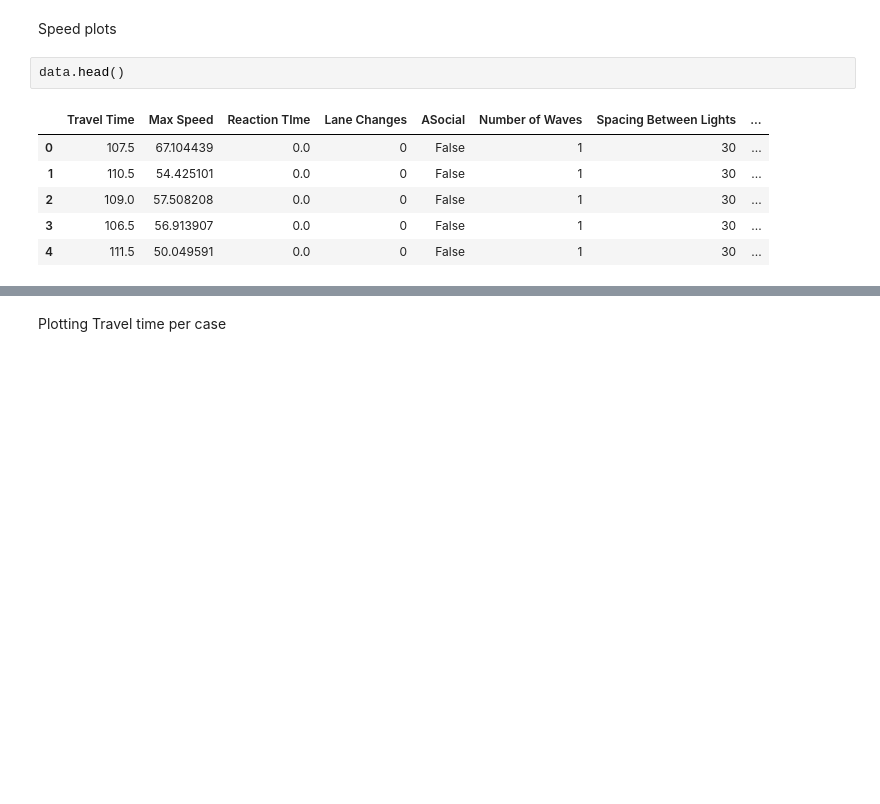
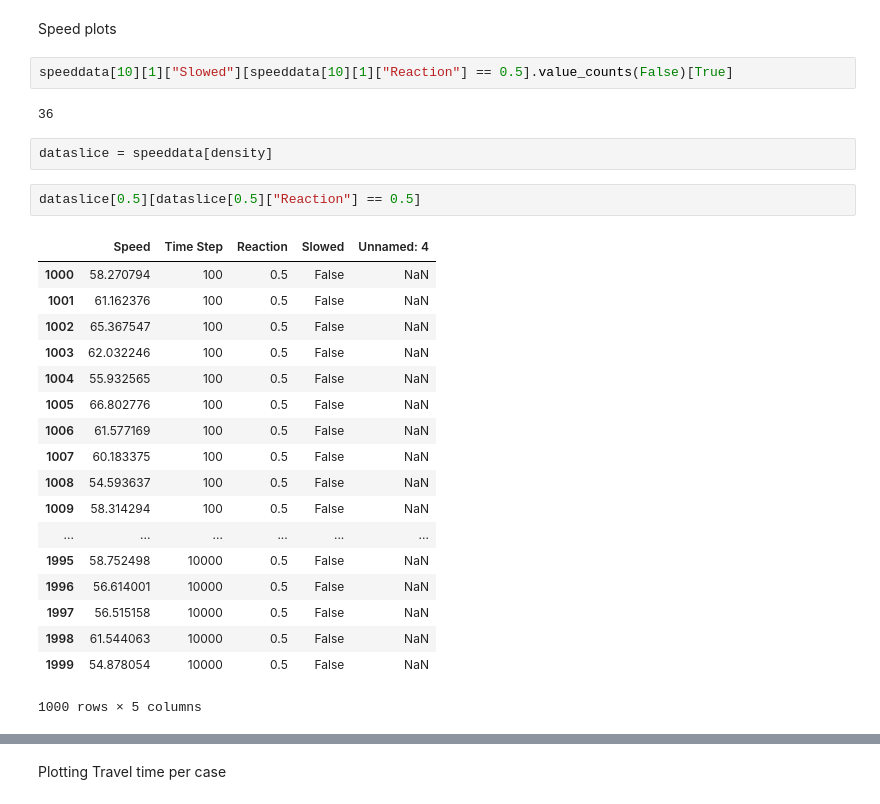
Before and after one commit to asuratos/artisoc-traffic-model2018, a Jupyter notebook: data/2018.11.14/Plotting.ipynb, the cells around one changed output, grey strips where cells are left out. Saved outputs shown, nothing was run; the diff lists cells and outputs as text; blank space fills up the shorter version.

```diff
--- a/data/2018.11.14/Plotting.ipynb
+++ b/data/2018.11.14/Plotting.ipynb
@@ -46,12 +58,30 @@ speeddata = pd.concat(temp, ignore_index = True)
 #        data[density][asocialness] = pd.read_csv('output_%sasocial%s, 1000points.csv' % (density, asocialness))
 # %% [markdown]
 Speed plots
-# %%
-data.head()
-# %% [output]
-|  | Travel Time | Max Speed | Reaction TIme | Lane Changes | ASocial | Number of Waves | Spacing Between Lights | ... |
-| 0 | 107.5 | 67.104439 | 0.0 | 0 | False | 1 | 30 | ... |
-| 1 | 110.5 | 54.425101 | 0.0 | 0 | False | 1 | 30 | ... |
-| 2 | 109.0 | 57.508208 | 0.0 | 0 | False | 1 | 30 | ... |
-| 3 | 106.5 | 56.913907 | 0.0 | 0 | False | 1 | 30 | ... |
-| 4 | 111.5 | 50.049591 | 0.0 | 0 | False | 1 | 30 | ... |
+# %%
+speeddata[10][1]["Slowed"][speeddata[10][1]["Reaction"] == 0.5].value_counts(False)[True]
+# %% [output]
+36
+# %%
+dataslice = speeddata[density]
+# %%
+dataslice[0.5][dataslice[0.5]["Reaction"] == 0.5]
+# %% [output]
+|  | Speed | Time Step | Reaction | Slowed | Unnamed: 4 |
+| 1000 | 58.270794 | 100 | 0.5 | False | NaN |
+| 1001 | 61.162376 | 100 | 0.5 | False | NaN |
+| 1002 | 65.367547 | 100 | 0.5 | False | NaN |
+| 1003 | 62.032246 | 100 | 0.5 | False | NaN |
+| 1004 | 55.932565 | 100 | 0.5 | False | NaN |
+| 1005 | 66.802776 | 100 | 0.5 | False | NaN |
+| 1006 | 61.577169 | 100 | 0.5 | False | NaN |
+| 1007 | 60.183375 | 100 | 0.5 | False | NaN |
+| 1008 | 54.593637 | 100 | 0.5 | False | NaN |
+| 1009 | 58.314294 | 100 | 0.5 | False | NaN |
+| ... | ... | ... | ... | ... | ... |
+| 1995 | 58.752498 | 10000 | 0.5 | False | NaN |
+| 1996 | 56.614001 | 10000 | 0.5 | False | NaN |
+| 1997 | 56.515158 | 10000 | 0.5 | False | NaN |
+| 1998 | 61.544063 | 10000 | 0.5 | False | NaN |
+| 1999 | 54.878054 | 10000 | 0.5 | False | NaN |
+1000 rows × 5 columns
```
Also changed, not shown: parts of 5 cells of this notebook.
